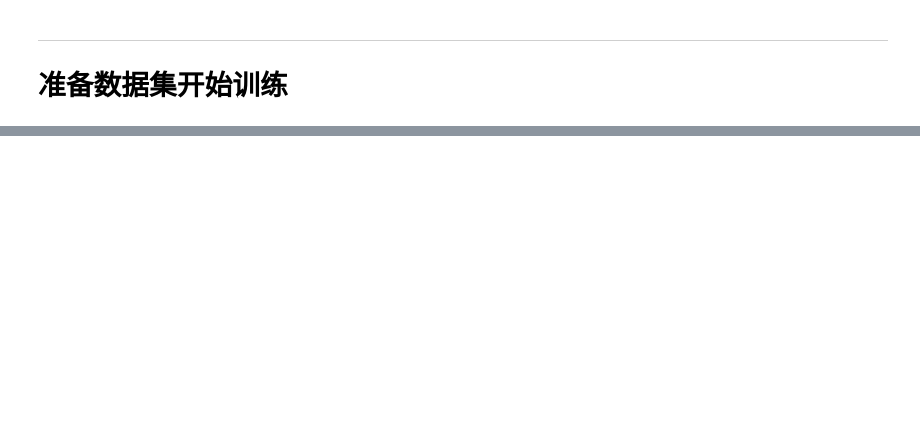
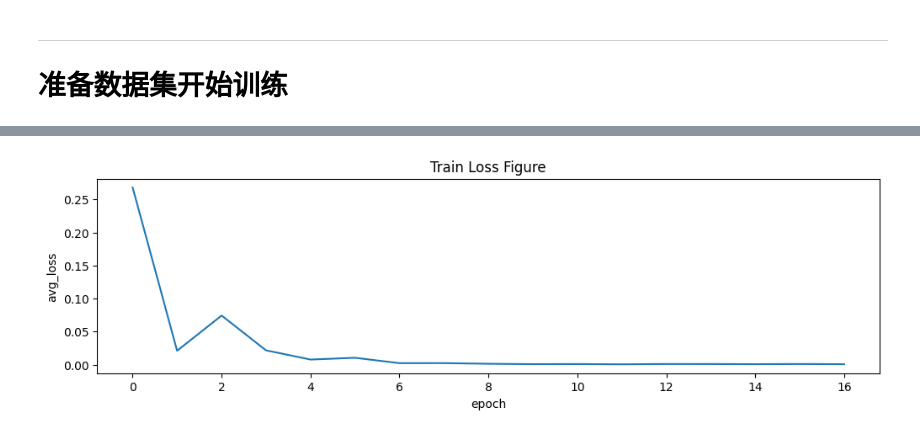
Before and after one commit to hhhhc-da/sky-auto-collect, a Jupyter notebook: heart/heart-neural.ipynb, the cells around one changed output, grey strips where cells are left out. Cells and saved outputs as stored; diff of their text form; code cells hidden in the pictures; blank space fills up the shorter version.

Commit message:
Nanoka edit. 2025/6/25

```diff
--- a/heart/heart-neural.ipynb
+++ b/heart/heart-neural.ipynb
@@ -290,3 +272,80 @@ class HeartDataset(nn.Dataset):
 # %%
 # 训练模型
 model = resnet18(weights=ResNet18_Weights.IMAGENET1K_V1)
+# 需要对 ResNet 进行适配
+model.conv1 = nn.Conv2d(1, 64, kernel_size=(7, 7), stride=(2, 2), padding=(3, 3), bias=False)
+model.fc = nn.Linear(in_features=512, out_features=4, bias=True)
+model = model.to("cuda:0") # 使用 CUDA 加速训练
+
+MODEL_FOLDER = "models"
+
+# 为什么要写这个是因为多线程 dataloader 需要这个
+if __name__ == "__main__":
+    episode = 20
+    train_dataset = HeartDataset(path=os.path.join("source","datasets","nanoka_v1"))
+    train_dataloader = torch.utils.data.DataLoader(train_dataset, batch_size=10, shuffle=True, num_workers=0)
+
+    criterion = nn.CrossEntropyLoss()
+    optimizer = torch.optim.Adam(model.parameters(), lr=2e-5)
+
+    max_early_stopping, early_stopping = 5, 0
+    best_loss = math.inf # 最小化损失所以初始化最大
+    batch_losses = []
+
+    try:
+        for epoch in range(episode):
+            optimizer.zero_grad()
+            losses = []
+            with tqdm(train_dataloader, desc="train {}".format(epoch)) as tbar:
+                for i , (feature, label) in enumerate(tbar):
+                    feature = feature.to("cuda:0")
+                    label = label.to("cuda:0")
+
+                    output = model(feature.unsqueeze(1))
+                    loss = criterion(output, label)
+
+                    loss.backward()
+                    optimizer.step()
+
+                    losses.append(loss.cpu().item())
+                    tbar.set_postfix(loss=np.average(losses))
+
+            batch_avg_loss = np.average(losses)
+            batch_losses.append(batch_avg_loss)
+
+            if batch_avg_loss < best_loss:
+                early_stopping = 0
+                best_loss = batch_avg_loss
+                torch.save(model.state_dict(), os.path.join(MODEL_FOLDER, "resnet18_model_best.pth"))
+            else:
+                early_stopping += 1
+                if early_stopping >= max_early_stopping:
+                    raise Exception("达到 EarlyStopping 基准, 训练提前停止")
+    except Exception as e:
+        if str(e) !=  "达到 EarlyStopping 基准, 训练提前停止":
+            print("捕获到异常:", e)
+    finally:
+        torch.save(model.state_dict(), os.path.join(MODEL_FOLDER, "resnet18_model_last.pth"))
+        plt.figure(figsize=(12,3))
+        plt.plot(batch_losses)
+        plt.title("Train Loss Figure")
+        plt.xlabel("epoch")
+        plt.ylabel("avg_loss")
+        plt.show()
+
+        pred, y = [], []
+        with tqdm(train_dataloader, desc="valid 0".format(epoch)) as tbar:
+            for i , (feature, label) in enumerate(tbar):
+                feature = feature.to("cuda:0")
+                y.extend(label.detach().numpy())
+
+                output = model(feature.unsqueeze(1))
+                p = torch.argmax(output, dim=1).detach().cpu().numpy()
+                pred.extend(p)
+
+        cm = confusion_matrix(y, pred)
+        print("{}".format(cm))
+        report = classification_report(y, pred)
+        print("\n{}".format(report))
+# %% [output]
+[figure, added]
```
Also changed, not shown: parts of 6 cells of this notebook, 6 other files.
